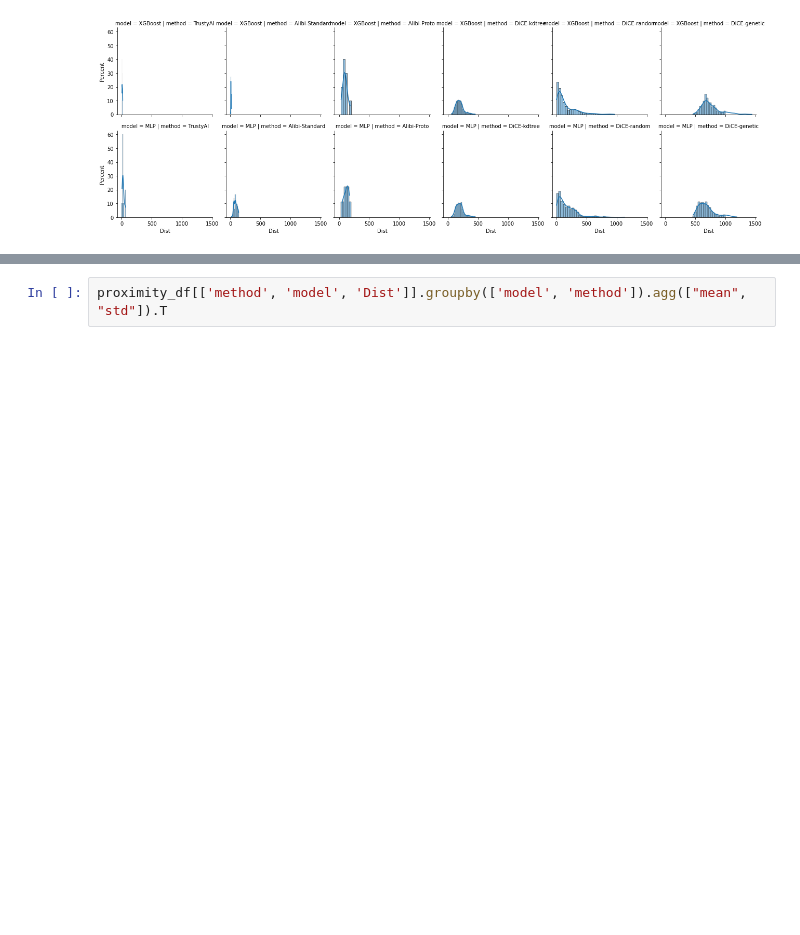
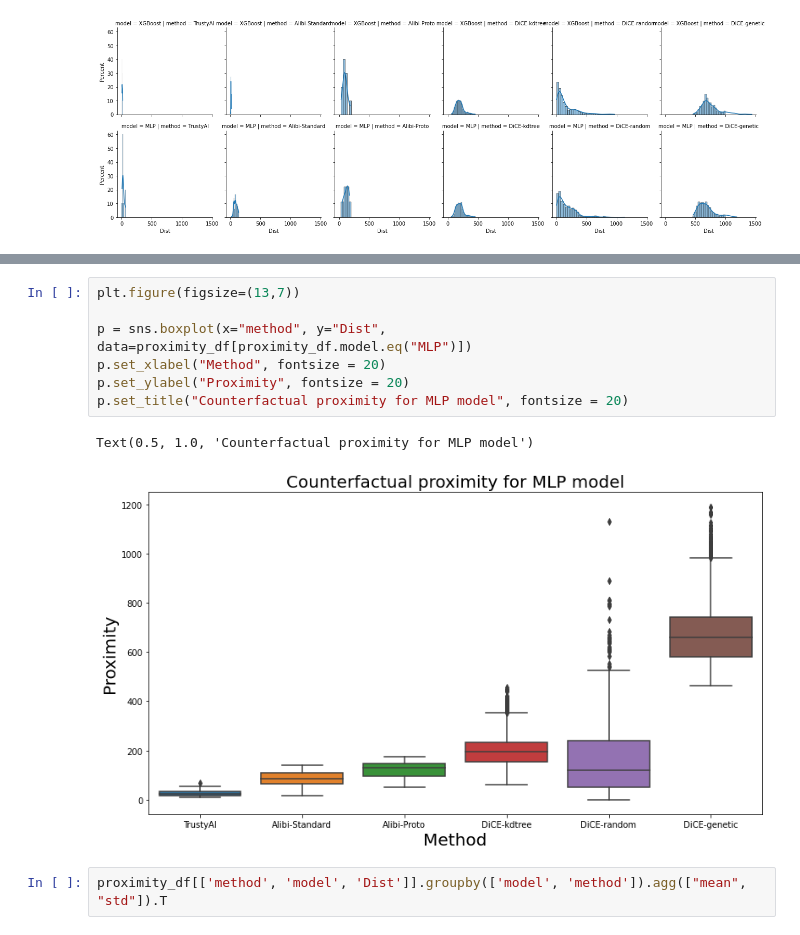
Before and after one commit to ruivieira/experiments, a Jupyter notebook: notebooks/counterfactuals/06-results.ipynb, the cells around one changed output, grey strips where cells are left out. Saved outputs shown, nothing was run; the diff lists cells and outputs as text; blank space fills up the shorter version.

```diff
--- a/notebooks/counterfactuals/06-results.ipynb
+++ b/notebooks/counterfactuals/06-results.ipynb
@@ -105,3 +117,13 @@ g.map_dataframe(sns.histplot, x="Dist", stat="percent", binrange=(0, 1000), hue=
+# %%
+plt.figure(figsize=(13,7))
+
+p = sns.boxplot(x="method", y="Dist", data=proximity_df[proximity_df.model.eq("MLP")])
+p.set_xlabel("Method", fontsize = 20)
+p.set_ylabel("Proximity", fontsize = 20)
+p.set_title("Counterfactual proximity for MLP model", fontsize = 20)
+# %% [output]
+Text(0.5, 1.0, 'Counterfactual proximity for MLP model')
+[figure, added]
 # %%
 proximity_df[['method', 'model', 'Dist']].groupby(['model', 'method']).agg(["mean", "std"]).T
 # %% [output]
```
Also changed, not shown: parts of 3 cells of this notebook.
